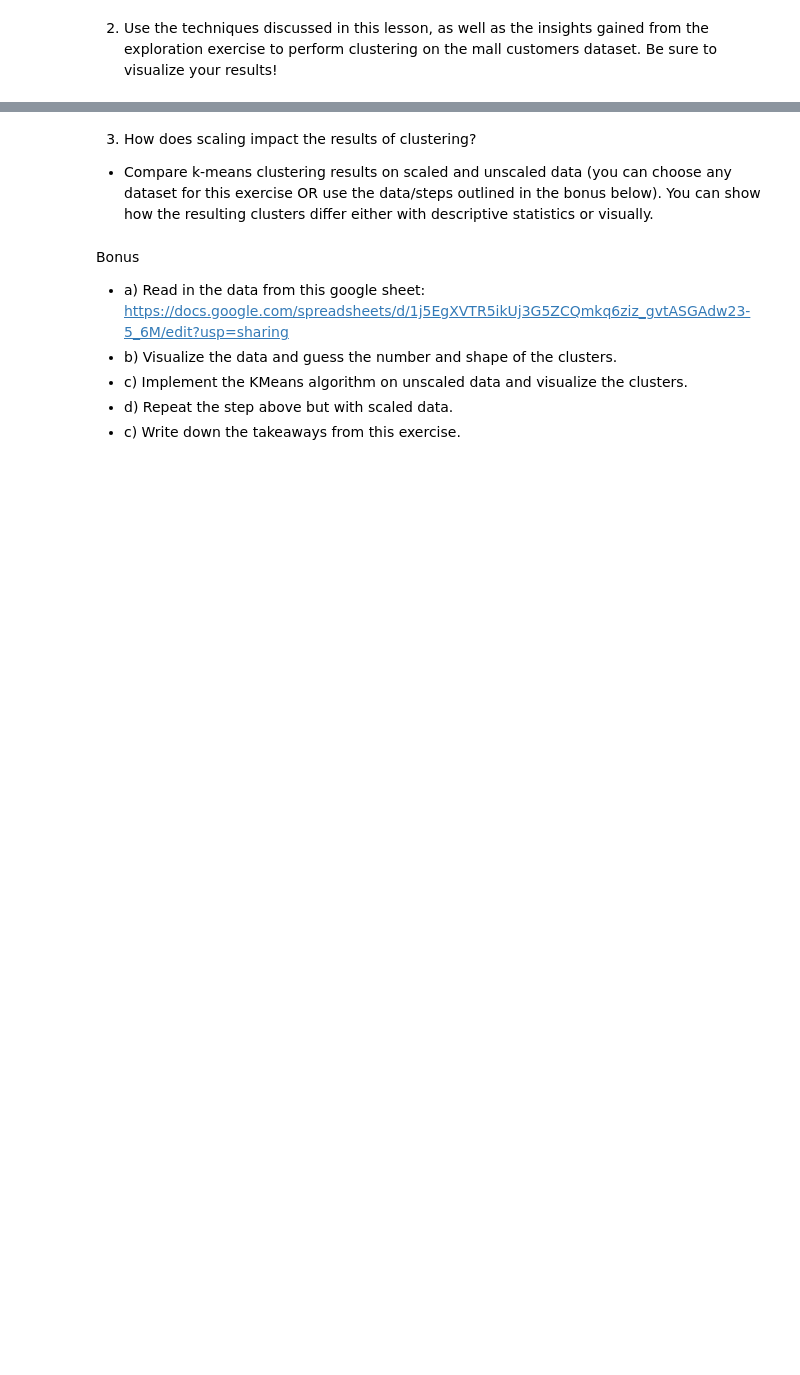
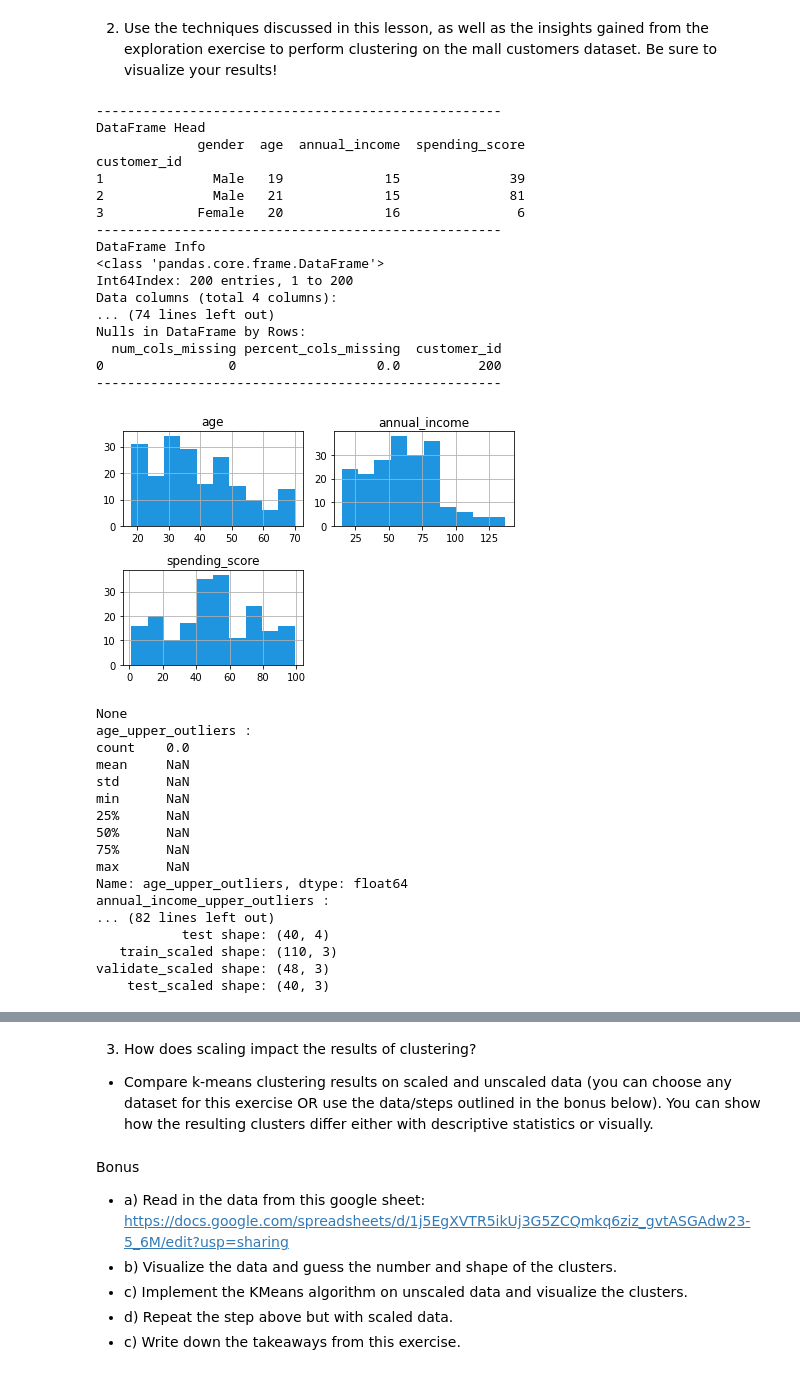
Before and after one commit to Tyler-Applegate/clustering-exercises, a Jupyter notebook: modeling.ipynb, the cells around one changed output, grey strips where cells are left out. Cells and saved outputs as stored; diff of their text form; code cells hidden in the pictures; blank space fills up the shorter version.

```diff
--- a/modeling.ipynb
+++ b/modeling.ipynb
@@ -244,2 +323,45 @@ for ax, k in zip(axs.ravel(), range(2, 6)):
 # %% [markdown]
 2. Use the techniques discussed in this lesson, as well as the insights gained from the exploration exercise to perform clustering on the mall customers dataset. Be sure to visualize your results!
+# %%
+train, \
+validate, \
+test, \
+train_scaled, \
+validate_scaled, \
+test_scaled = wrangle_mall.wrangle_mall_data()
+# %% [output]
+----------------------------------------------------
+DataFrame Head
+             gender  age  annual_income  spending_score
+customer_id
+1              Male   19             15              39
+2              Male   21             15              81
+3            Female   20             16               6
+----------------------------------------------------
+DataFrame Info
+<class 'pandas.core.frame.DataFrame'>
+Int64Index: 200 entries, 1 to 200
+Data columns (total 4 columns):
+... (74 lines left out)
+Nulls in DataFrame by Rows:
+  num_cols_missing percent_cols_missing  customer_id
+0                0                  0.0          200
+----------------------------------------------------
+[figure, added]
+None
+age_upper_outliers :
+count    0.0
+mean     NaN
+std      NaN
+min      NaN
+25%      NaN
+50%      NaN
+75%      NaN
+max      NaN
+Name: age_upper_outliers, dtype: float64
+annual_income_upper_outliers :
+... (82 lines left out)
+           test shape: (40, 4)
+   train_scaled shape: (110, 3)
+validate_scaled shape: (48, 3)
+    test_scaled shape: (40, 3)
```
Also changed, not shown: parts of 61 cells of this notebook, 2 other files.
